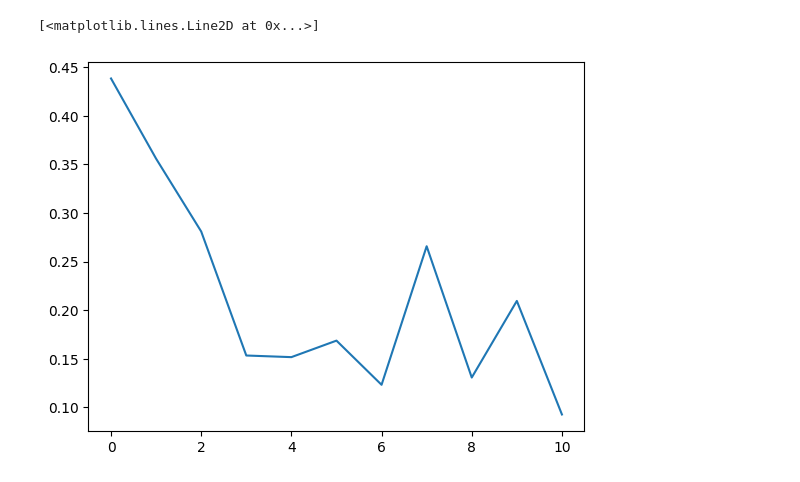
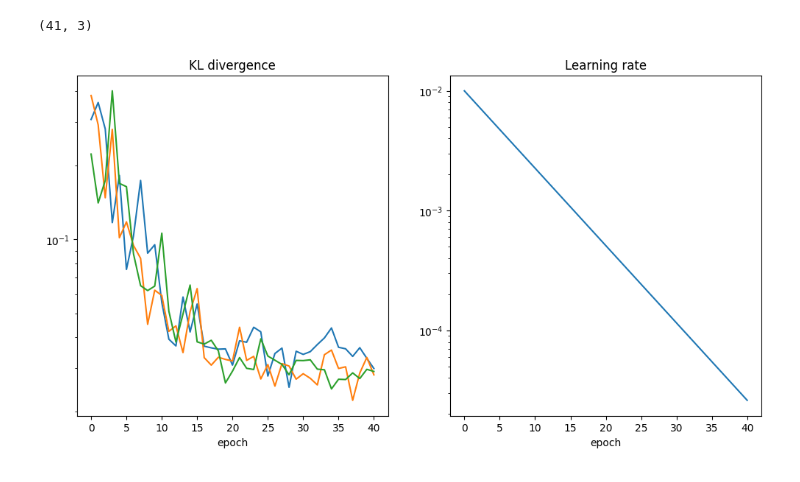
Before and after one commit to Mauropieroni/ACP-test-fork, a Jupyter notebook: scripts/plot_outputs_gauss.ipynb, the cells around one changed output. Saved outputs shown, nothing was run; the diff lists cells and outputs as text; code cells hidden in the pictures.

```diff
--- a/scripts/plot_outputs_gauss.ipynb
+++ b/scripts/plot_outputs_gauss.ipynb
@@ -29,8 +29,24 @@ Text(0.5, 1.0, '111')
-# %%
-plt.plot(data['KL'][:,0,1])
-# %% [output]
-[<matplotlib.lines.Line2D at 0x...>]
-[figure, removed]
+# %%
+data['KL'].shape
+# %% [output]
+(41, 3)
+# %%
+fig, ax = plt.subplots(1, 2, figsize=(12, 6))
+
+for i in range(data['KL'].shape[1]):
+    ax[0].plot(data['KL'][:,i], label=f"{i}")
+
+ax[0].set_title('KL divergence')
+ax[0].set_xlabel('epoch')
+ax[0].set_yscale('log')
+
+x = np.arange(data['KL'].shape[0])
+ax[1].plot(1e-2 * .8**(x/1.5) )
+ax[1].set_title('Learning rate')
+ax[1].set_xlabel('epoch')
+ax[1].set_yscale('log')
+# %% [output]
+[figure, added]
 # %%
 import sbibm
 
```
Also changed, not shown: parts of 13 cells of this notebook, 2 other files.
